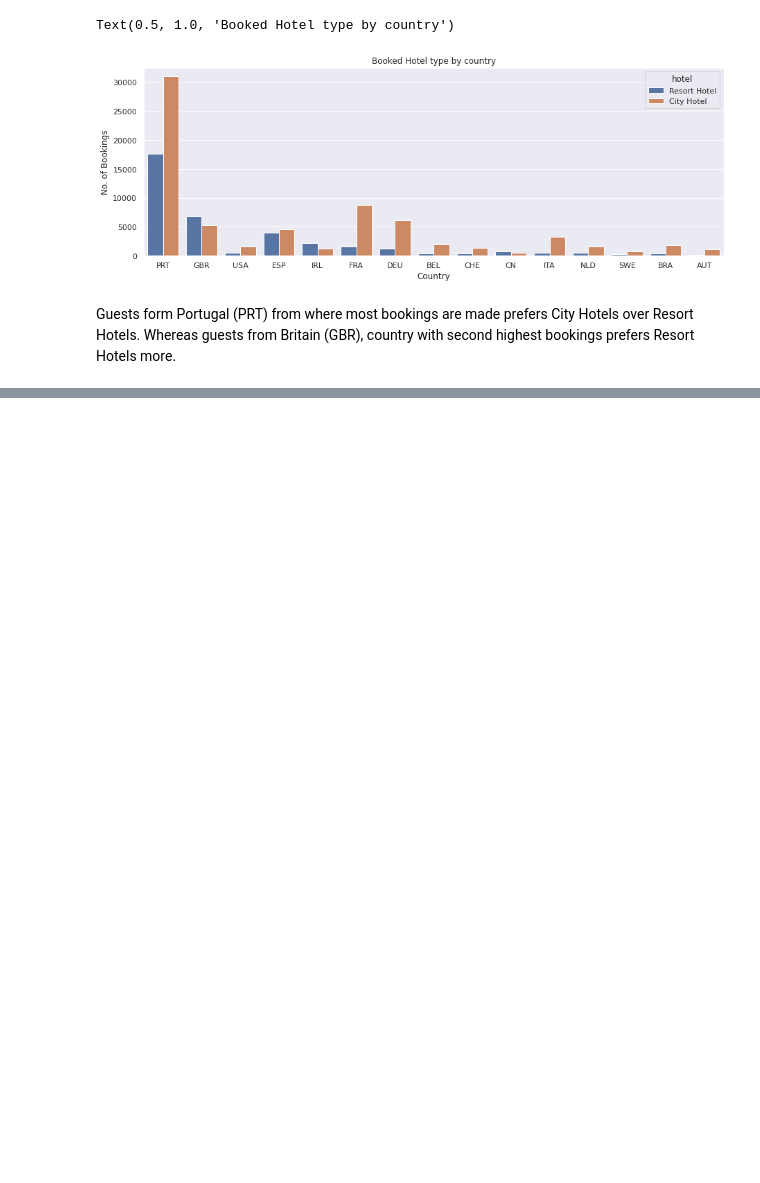
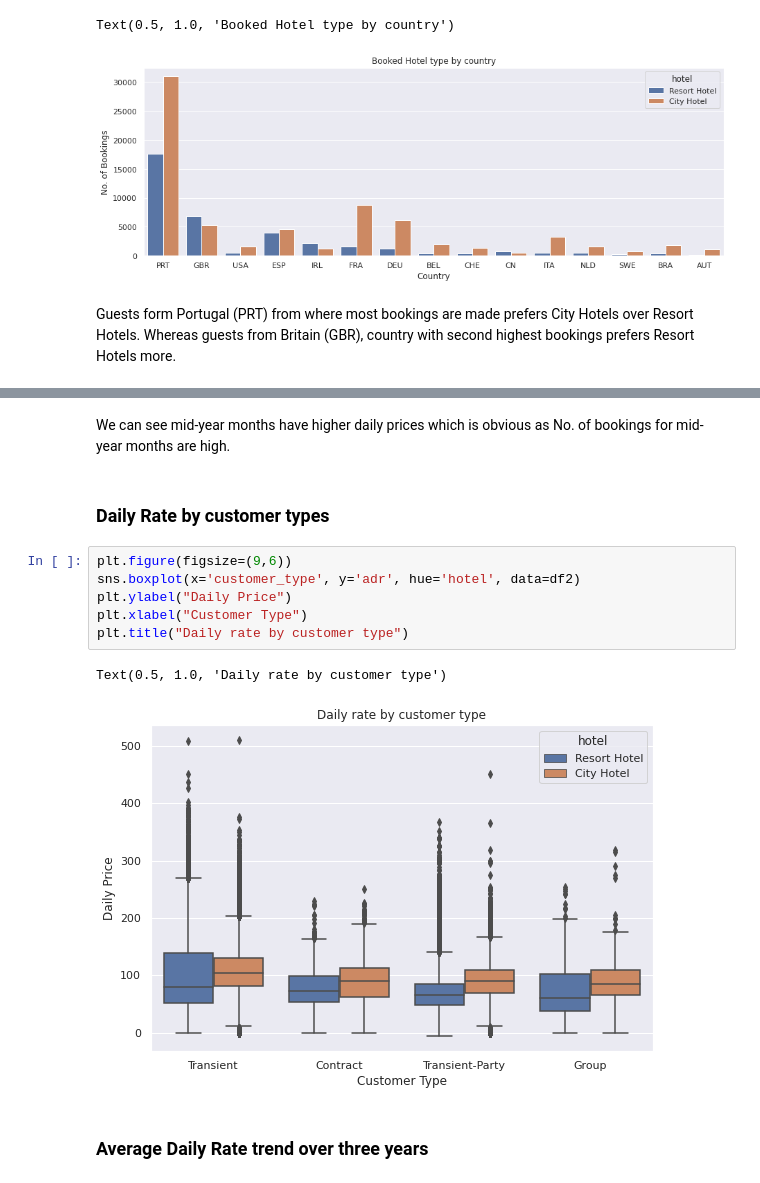
Before and after one commit to ayush9304/Hotel-Booking-Analysis-EDA, a Jupyter notebook: Hotel_Booking_Analysis_EDA.ipynb, the cells around one changed output, grey strips where cells are left out. Saved outputs shown, nothing was run; the diff lists cells and outputs as text; blank space fills up the shorter version.

```diff
--- a/Hotel_Booking_Analysis_EDA.ipynb
+++ b/Hotel_Booking_Analysis_EDA.ipynb
@@ -194,0 +271,15 @@ Guests form Portugal (PRT) from where most bookings are made prefers City Hotels
+# %% [markdown]
+We can see mid-year months have higher daily prices which is obvious as No. of bookings for mid-year months are high.
+# %% [markdown]
+### Daily Rate by customer types
+# %%
+plt.figure(figsize=(9,6))
+sns.boxplot(x='customer_type', y='adr', hue='hotel', data=df2)
+plt.ylabel("Daily Price")
+plt.xlabel("Customer Type")
+plt.title("Daily rate by customer type")
+# %% [output]
+Text(0.5, 1.0, 'Daily rate by customer type')
+[figure, added]
+# %% [markdown]
+### Average Daily Rate trend over three years
```
Also changed, not shown: parts of 34 cells of this notebook.
